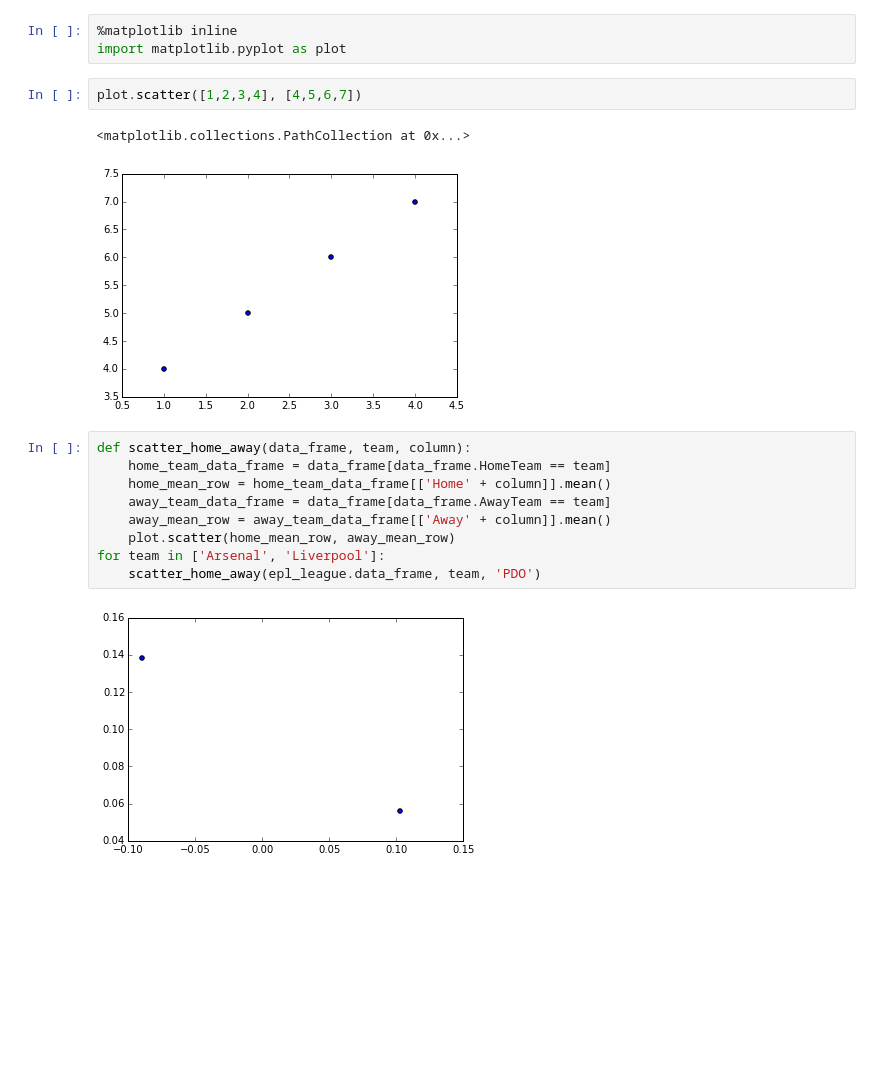
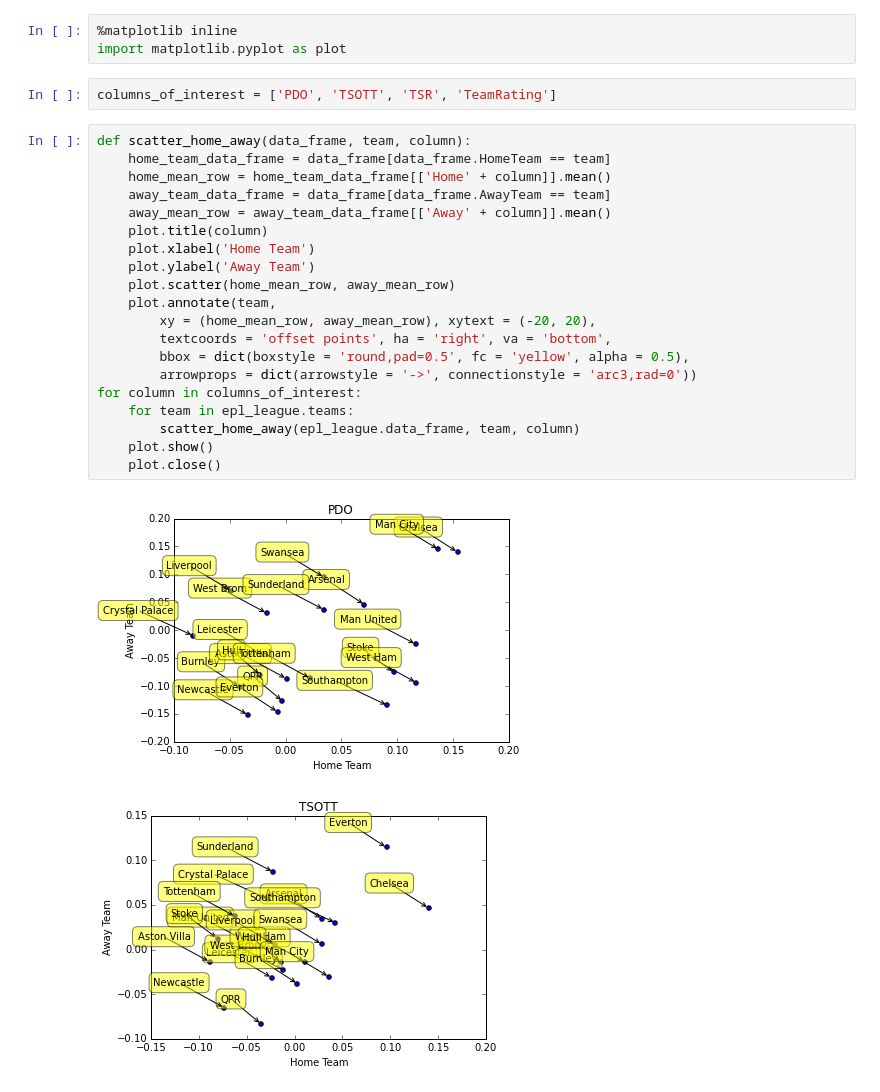
Before and after one commit to allanderek/football-analysis, a Jupyter notebook: HomeAndAway.ipynb, the cells around one changed output. Drawn from its saved outputs; the diff is of its cells as text; blank space fills up the shorter version.

Commit message:
Some minor additions to the graphing of a season.

```diff
--- a/HomeAndAway.ipynb
+++ b/HomeAndAway.ipynb
@@ -95,19 +95,28 @@ premier-league
 # %%
 %matplotlib inline
 import matplotlib.pyplot as plot
-# %%
-plot.scatter([1,2,3,4], [4,5,6,7])
-# %% [output]
-<matplotlib.collections.PathCollection at 0x...>
-[figure, removed]
+# %%
+columns_of_interest = ['PDO', 'TSOTT', 'TSR', 'TeamRating']
 # %%
 def scatter_home_away(data_frame, team, column):
     home_team_data_frame = data_frame[data_frame.HomeTeam == team]
     home_mean_row = home_team_data_frame[['Home' + column]].mean()
     away_team_data_frame = data_frame[data_frame.AwayTeam == team]
     away_mean_row = away_team_data_frame[['Away' + column]].mean()
+    plot.title(column)
+    plot.xlabel('Home Team')
+    plot.ylabel('Away Team')
     plot.scatter(home_mean_row, away_mean_row)
-for team in ['Arsenal', 'Liverpool']:
-    scatter_home_away(epl_league.data_frame, team, 'PDO')
+    plot.annotate(team,
+        xy = (home_mean_row, away_mean_row), xytext = (-20, 20),
+        textcoords = 'offset points', ha = 'right', va = 'bottom',
+        bbox = dict(boxstyle = 'round,pad=0.5', fc = 'yellow', alpha = 0.5),
+        arrowprops = dict(arrowstyle = '->', connectionstyle = 'arc3,rad=0'))
+for column in columns_of_interest:
+    for team in epl_league.teams:
+        scatter_home_away(epl_league.data_frame, team, column)
+    plot.show()
+    plot.close()
 # %% [output]
-[figure, old version]
+[figure, new version]
+[figure, added]
```
Also changed, not shown: parts of 6 cells of this notebook, 1 other file.
